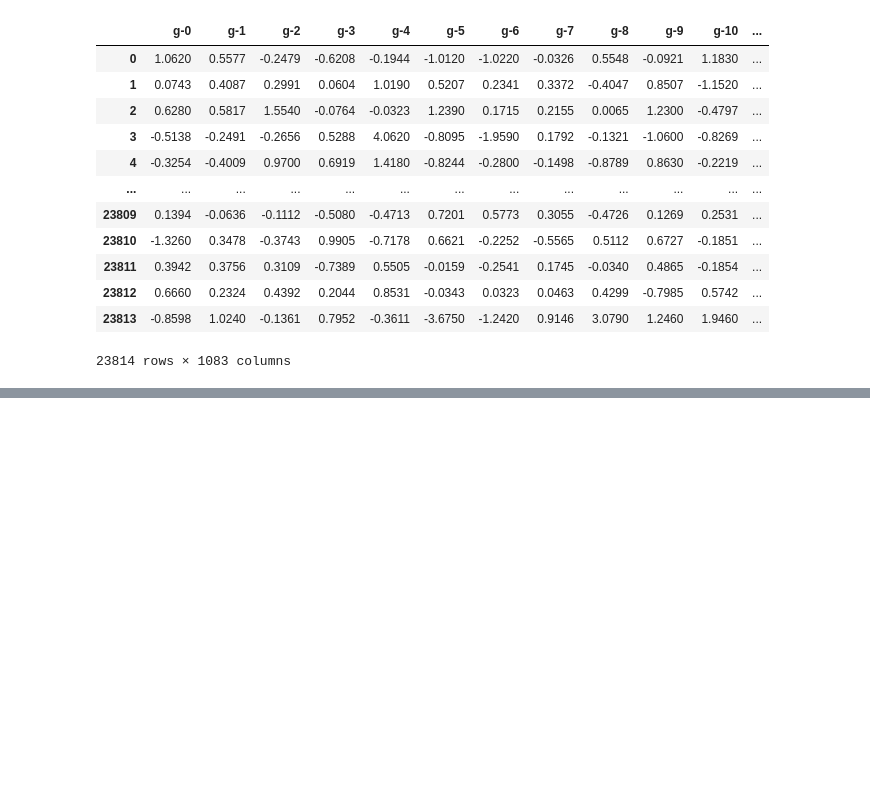
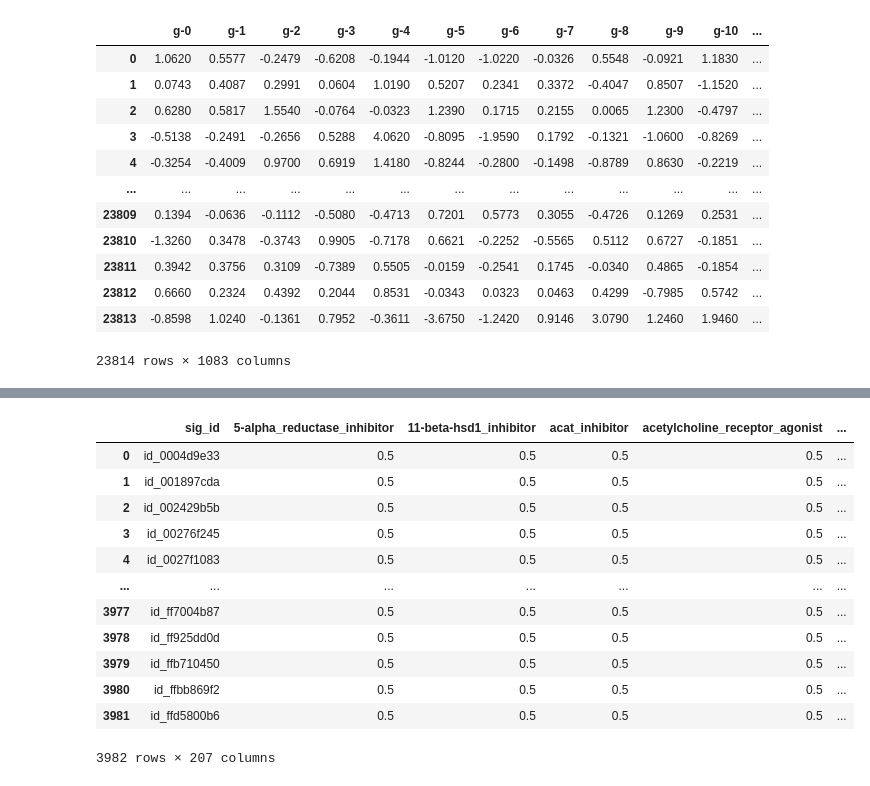
Before and after one commit to mmanera/moa-kaggle, a Jupyter notebook: moa_baseline.ipynb, the cells around one changed output, grey strips where cells are left out. Cells and saved outputs as stored; diff of their text form; code cells hidden in the pictures; blank space fills up the shorter version.

Commit message:
working submission

```diff
--- a/moa_baseline.ipynb
+++ b/moa_baseline.ipynb
@@ -257,2 +272,17 @@ EPOCH: 1, train_loss: 0.018412931478597263
 # %%
 sample_submission = pd.read_csv('/content/drive/My Drive/moa/sample_submission.csv')
+sample_submission
+# %% [output]
+|  | sig_id | 5-alpha_reductase_inhibitor | 11-beta-hsd1_inhibitor | acat_inhibitor | acetylcholine_receptor_agonist | ... |
+| 0 | id_0004d9e33 | 0.5 | 0.5 | 0.5 | 0.5 | ... |
+| 1 | id_001897cda | 0.5 | 0.5 | 0.5 | 0.5 | ... |
+| 2 | id_002429b5b | 0.5 | 0.5 | 0.5 | 0.5 | ... |
+| 3 | id_00276f245 | 0.5 | 0.5 | 0.5 | 0.5 | ... |
+| 4 | id_0027f1083 | 0.5 | 0.5 | 0.5 | 0.5 | ... |
+| ... | ... | ... | ... | ... | ... | ... |
+| 3977 | id_ff7004b87 | 0.5 | 0.5 | 0.5 | 0.5 | ... |
+| 3978 | id_ff925dd0d | 0.5 | 0.5 | 0.5 | 0.5 | ... |
+| 3979 | id_ffb710450 | 0.5 | 0.5 | 0.5 | 0.5 | ... |
+| 3980 | id_ffbb869f2 | 0.5 | 0.5 | 0.5 | 0.5 | ... |
+| 3981 | id_ffd5800b6 | 0.5 | 0.5 | 0.5 | 0.5 | ... |
+3982 rows × 207 columns
```
Also changed, not shown: parts of 12 cells of this notebook.
